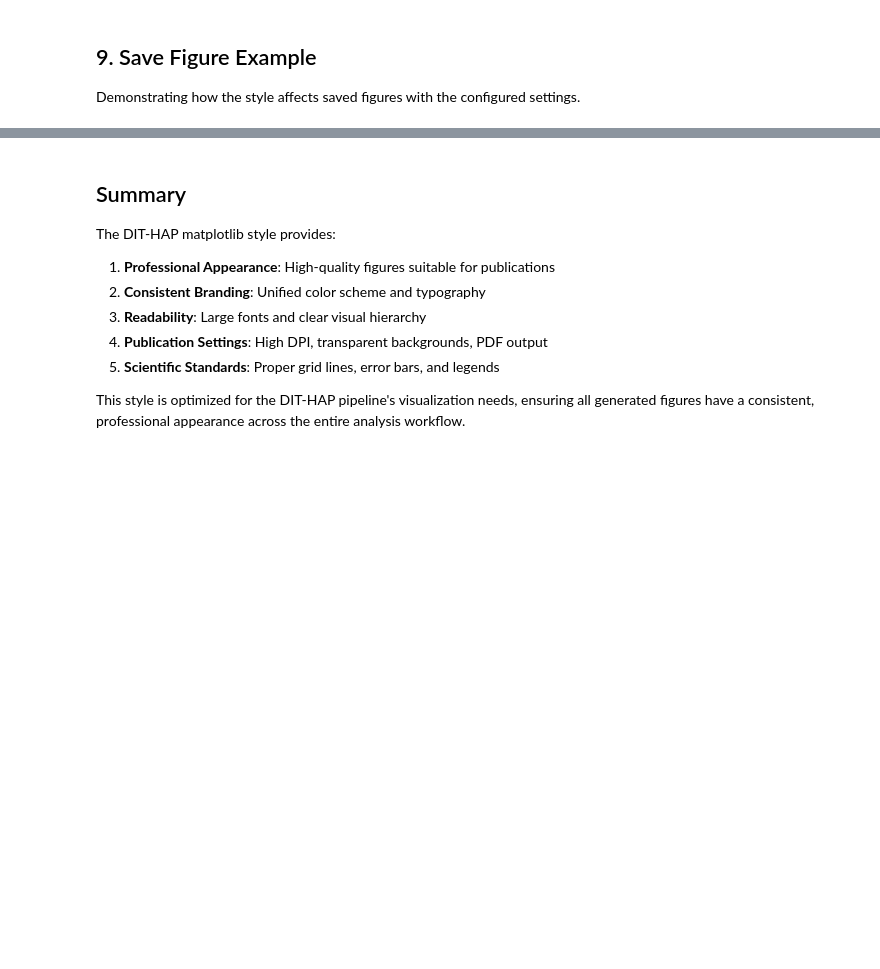
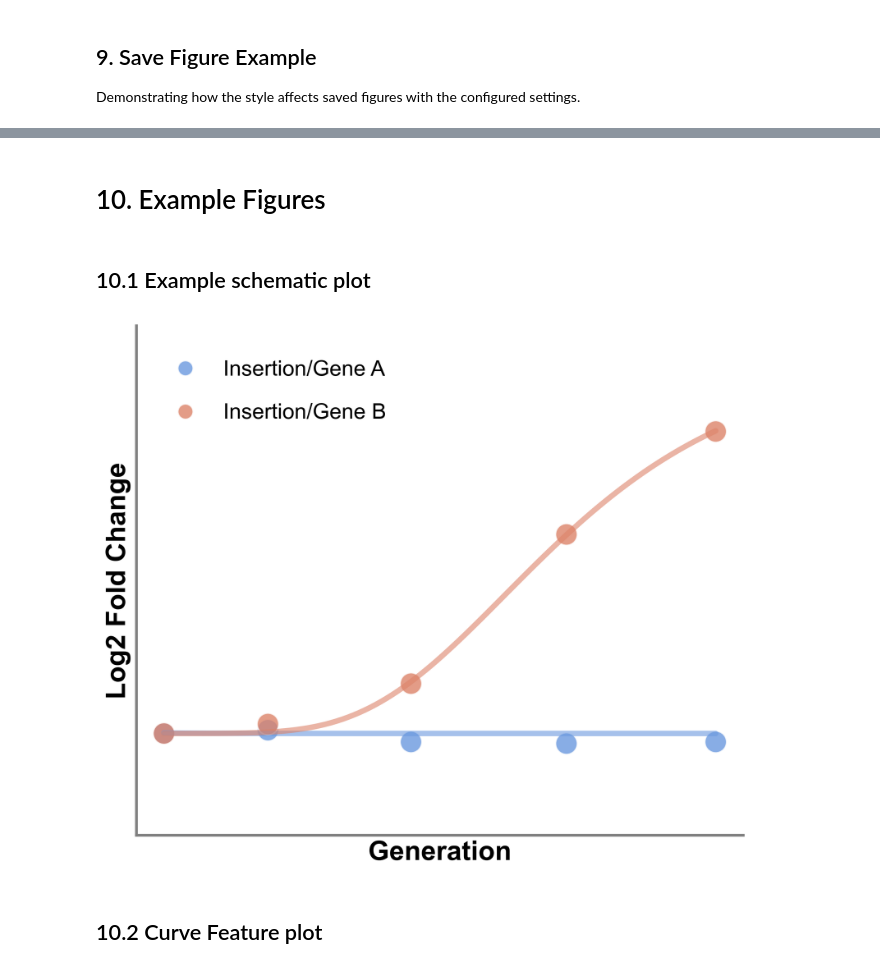
Before and after one commit to DIT-HAP/DIT_HAP_pipeline, a Jupyter notebook: workflow/notebooks/visualize_dit_hap_style.ipynb, the cells around one changed output, grey strips where cells are left out. Cells and saved outputs as stored; diff of their text form; code cells hidden in the pictures; blank space fills up the shorter version.

```diff
--- a/workflow/notebooks/visualize_dit_hap_style.ipynb
+++ b/workflow/notebooks/visualize_dit_hap_style.ipynb
@@ -363,12 +366,2 @@ Transparent background: True
-# %% [markdown]
-## Summary
-
-The DIT-HAP matplotlib style provides:
-
-1. **Professional Appearance**: High-quality figures suitable for publications
-2. **Consistent Branding**: Unified color scheme and typography
-3. **Readability**: Large fonts and clear visual hierarchy
-4. **Publication Settings**: High DPI, transparent backgrounds, PDF output
-5. **Scientific Standards**: Proper grid lines, error bars, and legends
-
-This style is optimized for the DIT-HAP pipeline's visualization needs, ensuring all generated figures have a consistent, professional appearance across the entire analysis workflow.
+# %% [markdown]
+# 10. Example Figures
@@ -374,0 +391,37 @@ This style is optimized for the DIT-HAP pipeline's visualization needs, ensuring
+# %% [markdown]
+## 10.1 Example schematic plot
+# %%
+fig, ax = plt.subplots()
+
+colors = {
+    3: COLORS[1],
+    6: COLORS[0]
+}
+
+labels = {
+    3: "Insertion/Gene A",
+    6: "Insertion/Gene B"
+}
+
+for i in [3, 6]:
+    x = cfg.generations
+    y = cfg.curve_data.iloc[i, :][cfg.lfc_columns].values
+    A, um, lam = cfg.curve_data.iloc[i, :][["A", "um", "lam"]].values
+    ax.scatter(x, y, color=colors[i], alpha=0.8, edgecolors='white', label=labels[i])
+
+    # Plot fitted curve
+    x_smooth = np.linspace(min(x), max(x), 100)
+    y_fit = sigmoid_function(x_smooth, A, um, lam)
+    ax.plot(x_smooth, y_fit, color=colors[i], alpha=0.6)
+ax.set_ylim(-1.5, 6)
+ax.tick_params(axis="both", which="both",labelleft=False, labelbottom=False, left=False, bottom=False)
+ax.set_xlabel("Generation")
+ax.set_ylabel("Log2 Fold Change")
+ax.legend(frameon=False, loc="upper left")
+# plt.savefig("test.svg", dpi=300, bbox_inches='tight', transparent=True)
+plt.show()
+plt.close()
+# %% [output]
+[figure, added]
+# %% [markdown]
+## 10.2 Curve Feature plot
```
Also changed, not shown: parts of 8 cells of this notebook.
